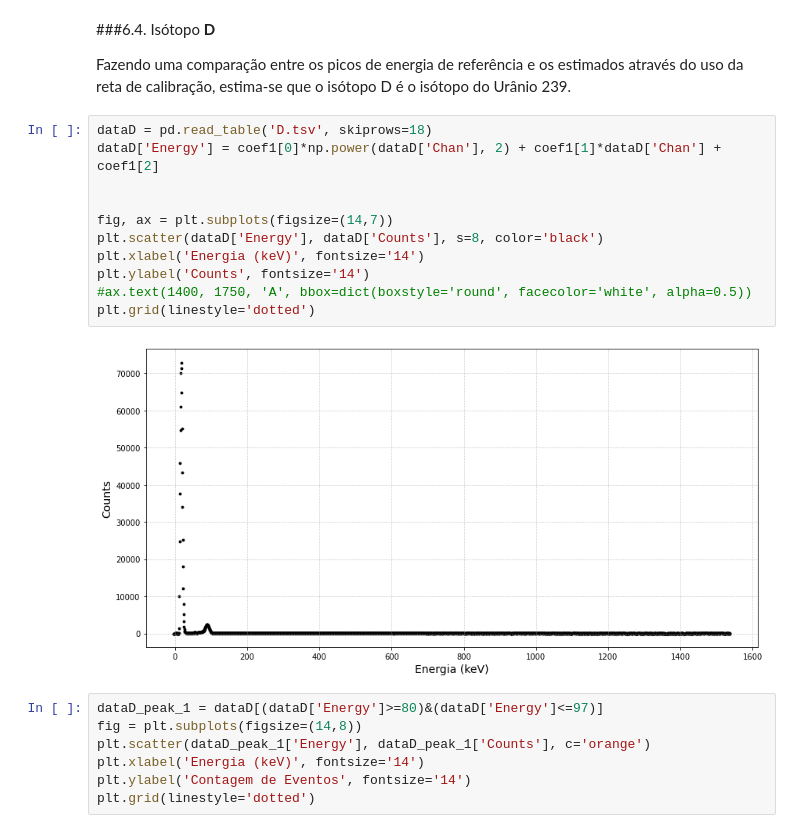
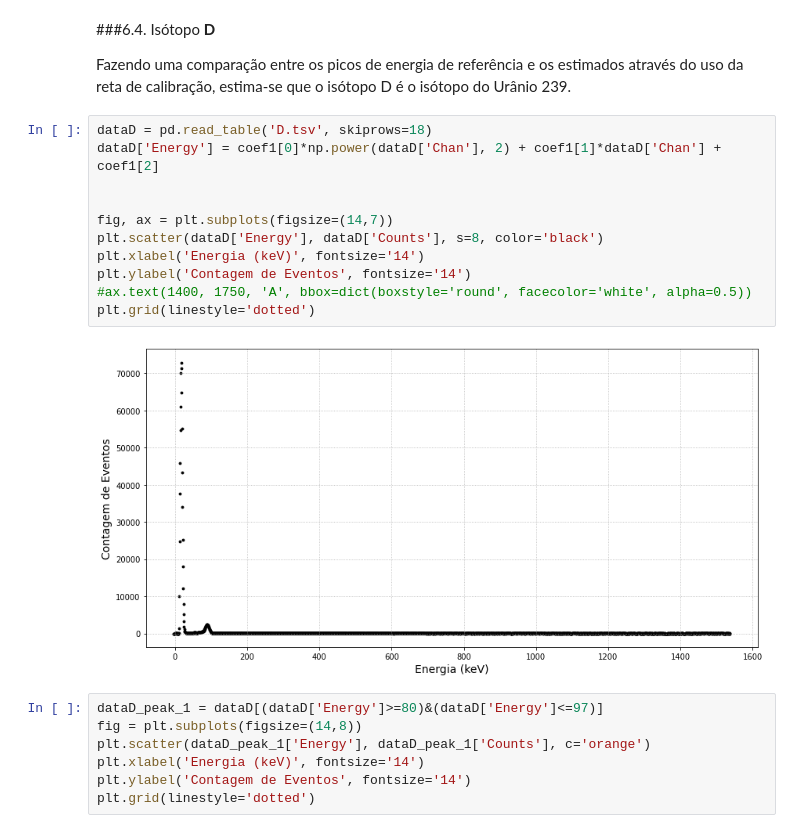
Before and after one commit to goulartsursula/DisciplinasUERJ, a Jupyter notebook: Estrutura da Materia 3/EspectroscopiaGama.ipynb, the cells around one changed output. Saved outputs shown, nothing was run; the diff lists cells and outputs as text.

```diff
--- a/Estrutura da Materia 3/EspectroscopiaGama.ipynb
+++ b/Estrutura da Materia 3/EspectroscopiaGama.ipynb
@@ -650,16 +638,16 @@ Fazendo uma comparação entre os picos de energia de referência e os estimados
 # %%
 dataD = pd.read_table('D.tsv', skiprows=18)
 dataD['Energy'] = coef1[0]*np.power(dataD['Chan'], 2) + coef1[1]*dataD['Chan'] + coef1[2]
 
 
 fig, ax = plt.subplots(figsize=(14,7))
 plt.scatter(dataD['Energy'], dataD['Counts'], s=8, color='black')
 plt.xlabel('Energia (keV)', fontsize='14')
-plt.ylabel('Counts', fontsize='14')
+plt.ylabel('Contagem de Eventos', fontsize='14')
 #ax.text(1400, 1750, 'A', bbox=dict(boxstyle='round', facecolor='white', alpha=0.5))
 plt.grid(linestyle='dotted')
 # %% [output]
-[figure, old version]
+[figure, new version]
 # %%
 dataD_peak_1 = dataD[(dataD['Energy']>=80)&(dataD['Energy']<=97)]
 fig = plt.subplots(figsize=(14,8))
```
Also changed, not shown: parts of 6 cells of this notebook.
